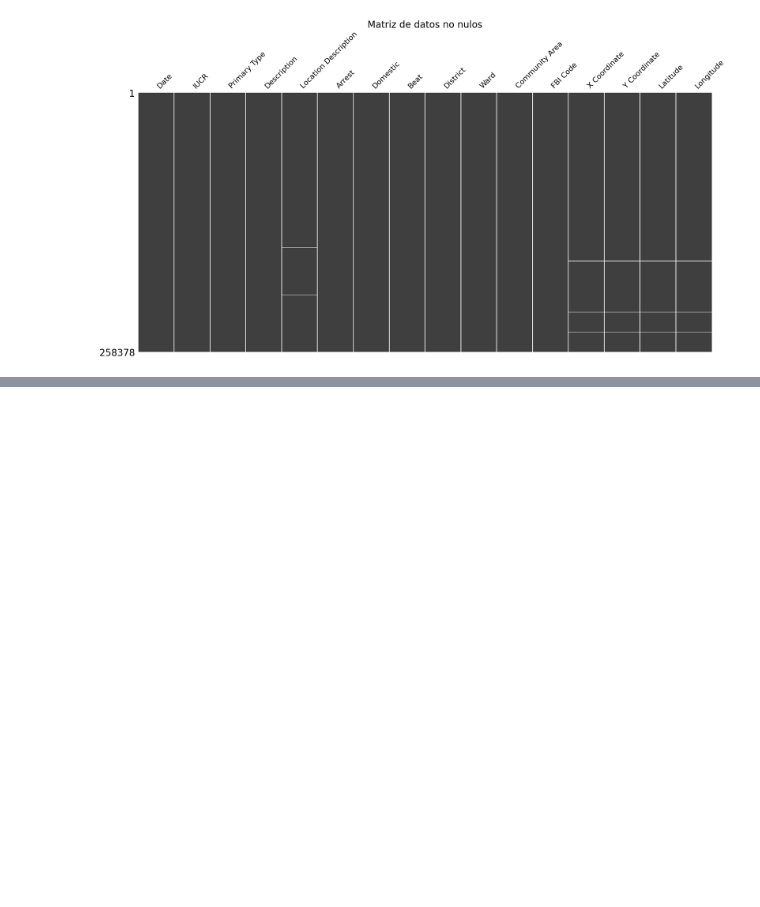
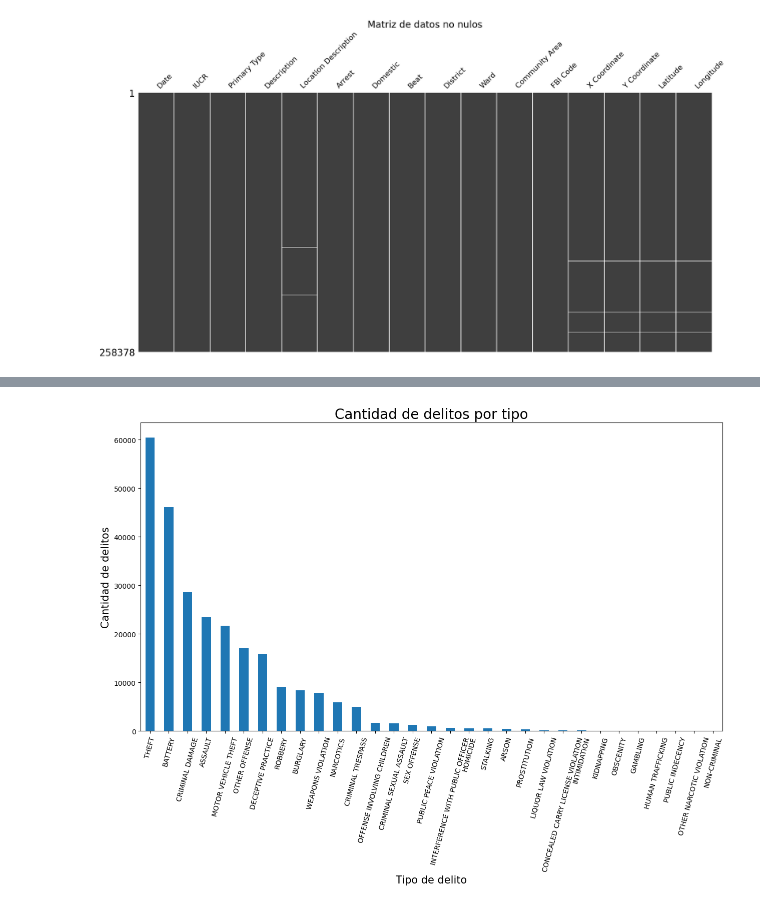
Before and after one commit to maximdorogov/fiuba-analisis-de-datos, a Jupyter notebook: tp1.ipynb, the cells around one changed output, grey strips where cells are left out. Drawn from its saved outputs; the diff is of its cells as text; code cells hidden in the pictures; blank space fills up the shorter version.

```diff
--- a/tp1.ipynb
+++ b/tp1.ipynb
@@ -181,0 +267,9 @@ plt.show()
+# %%
+df['Primary Type'].value_counts().plot(kind='bar', figsize=(15, 8))
+plt.title('Cantidad de delitos por tipo', fontsize=20)
+plt.xlabel('Tipo de delito', fontsize=15)
+plt.ylabel('Cantidad de delitos', fontsize=15)
+plt.xticks(rotation=75)
+plt.show()
+# %% [output]
+[figure, added]
```
Also changed, not shown: parts of 11 cells of this notebook.
